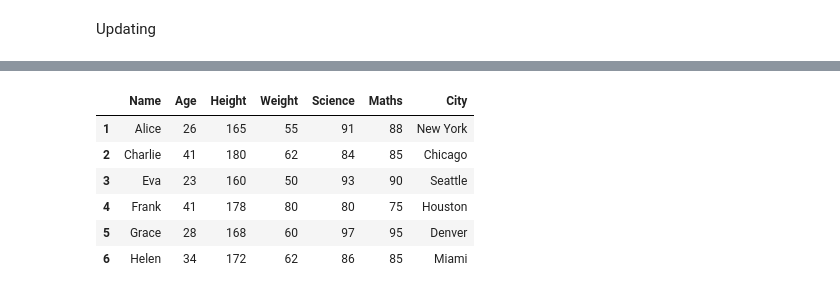
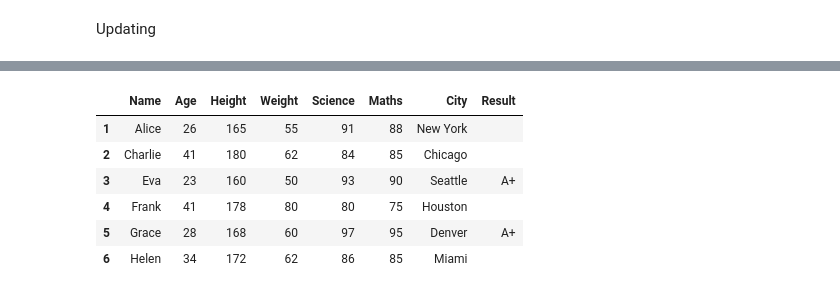
Before and after one commit to riyapandey23/study, a Jupyter notebook: pandas/phase1.ipynb, the cells around one changed output, grey strips where cells are left out. Drawn from its saved outputs; the diff is of its cells as text; code cells hidden in the pictures.

```diff
--- a/pandas/phase1.ipynb
+++ b/pandas/phase1.ipynb
@@ -101,12 +254,12 @@ df
-# %%
-df.loc[df['Result'] > 90 ,  ]
-# %% [output]
-|  | Name | Age | Height | Weight | Science | Maths | City |
-| 1 | Alice | 26 | 165 | 55 | 91 | 88 | New York |
-| 2 | Charlie | 41 | 180 | 62 | 84 | 85 | Chicago |
-| 3 | Eva | 23 | 160 | 50 | 93 | 90 | Seattle |
-| 4 | Frank | 41 | 178 | 80 | 80 | 75 | Houston |
-| 5 | Grace | 28 | 168 | 60 | 97 | 95 | Denver |
-| 6 | Helen | 34 | 172 | 62 | 86 | 85 | Miami |
 # %%
-df[df['Result'] = ['A+'], df.loc[df['Science','Maths']] >= 90]
+df['Result'] = ''
+df.loc[(df['Science'] >= 90) & (df['Maths'] >= 90) , 'Result'] = 'A+'
+df
+# %% [output]
+|  | Name | Age | Height | Weight | Science | Maths | City | Result |
+| 1 | Alice | 26 | 165 | 55 | 91 | 88 | New York |  |
+| 2 | Charlie | 41 | 180 | 62 | 84 | 85 | Chicago |  |
+| 3 | Eva | 23 | 160 | 50 | 93 | 90 | Seattle | A+ |
+| 4 | Frank | 41 | 178 | 80 | 80 | 75 | Houston |  |
+| 5 | Grace | 28 | 168 | 60 | 97 | 95 | Denver | A+ |
+| 6 | Helen | 34 | 172 | 62 | 86 | 85 | Miami |  |
```
Also changed, not shown: parts of 17 cells of this notebook.
